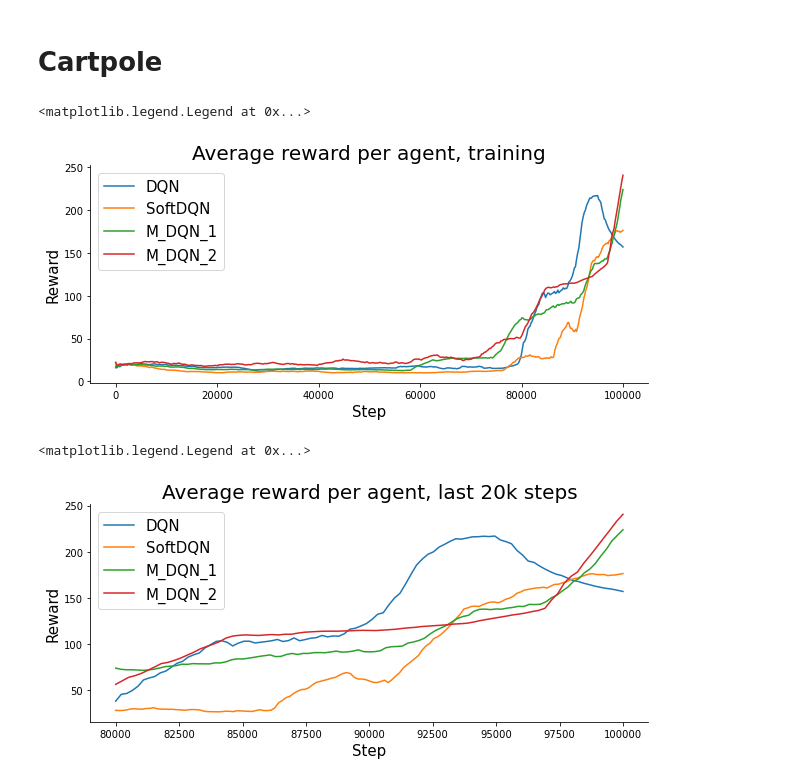
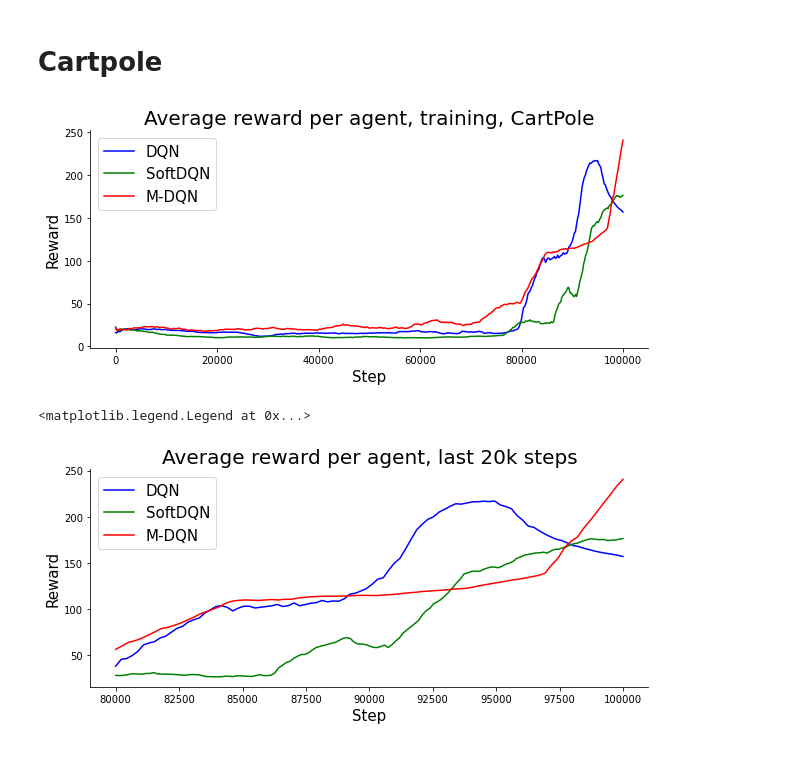
Before and after one commit to shubhamkulkarni01/cse257-paper, a Jupyter notebook: data/graphing.ipynb, the cells around one changed output. Saved outputs shown, nothing was run; the diff lists cells and outputs as text; code cells hidden in the pictures.

Commit message:
graphing

```diff
--- a/data/graphing.ipynb
+++ b/data/graphing.ipynb
@@ -3,10 +3,12 @@ import pandas as pd
 import seaborn as sns
 import matplotlib.pyplot as plt
 import numpy as np
+# %%
+palette = {'DQN': 'b', 'SoftDQN': 'g', 'M-DQN': 'r'}
 # %% [markdown]
 # Cartpole
 # %%
-prefix = 'cartpole/'
+prefix = 'CartPole-v1/'
 dqn = pd.read_csv(prefix + 'dqn.csv')['Value']
 softdqn = pd.read_csv(prefix + 'softdqn.csv')['Value']
 m_dqn_1 = pd.read_csv(prefix + 'm-dqn-1.csv')['Value']
@@ -14,24 +16,24 @@ m_dqn_2 = pd.read_csv(prefix + 'm-dqn-2.csv')['Value']
 # %%
 fig = plt.figure(figsize=(10,4))
 
 ax = fig.gca()
-sns.lineplot(x = np.linspace(0, 1e5, len(dqn)), y = dqn, label='DQN', ax = ax)
-sns.lineplot(x = np.linspace(0, 1e5, len(softdqn)), y = softdqn, label= 'SoftDQN', ax = ax)
-sns.lineplot(x = np.linspace(0, 1e5, len(m_dqn_1)), y = m_dqn_1, label= 'M_DQN_1', ax = ax)
-sns.lineplot(x = np.linspace(0, 1e5, len(m_dqn_2)), y = m_dqn_2, label= 'M_DQN_2', ax = ax)
+sns.lineplot(x = np.linspace(0, 1e5, len(dqn)), y = dqn, label='DQN', ax = ax, color=palette['DQN'])
+sns.lineplot(x = np.linspace(0, 1e5, len(softdqn)), y = softdqn, label= 'SoftDQN', ax = ax, color=palette['SoftDQN'])
+sns.lineplot(x = np.linspace(0, 1e5, len(m_dqn_2)), y = m_dqn_2, label= 'M-DQN', ax = ax, color=palette['M-DQN'])
 
 sns.despine()
 
-ax.set_title('Average reward per agent, training', fontsize=20)
+ax.set_title('Average reward per agent, training, CartPole', fontsize=20)
 ax.set_xlabel('Step', fontsize=15)
 ax.set_ylabel('Reward', fontsize=15)
 
 
 
 ax.legend(fontsize=15)
+
+plt.savefig('images/'+prefix+'train.png')
 # %% [output]
-<matplotlib.legend.Legend at 0x...>
-[figure, old version]
+[figure, new version]
 # %%
 frac = 0.2
 
@@ -40,10 +42,9 @@ part_len = lambda x: int(len(x)*frac)
 fig = plt.figure(figsize=(10,4))
 
 ax = fig.gca()
-sns.lineplot(x = np.linspace(1e5 - int(1e5*frac), 1e5, part_len(dqn)), y = dqn[-part_len(dqn):], label='DQN', ax = ax)
-sns.lineplot(x = np.linspace(1e5 - int(1e5*frac), 1e5, part_len(softdqn)), y = softdqn[-part_len(softdqn):], label= 'SoftDQN', ax = ax)
-sns.lineplot(x = np.linspace(1e5 - int(1e5*frac), 1e5, part_len(m_dqn_1)), y = m_dqn_1[-part_len(m_dqn_1):], label= 'M_DQN_1', ax = ax)
-sns.lineplot(x = np.linspace(1e5 - int(1e5*frac), 1e5, part_len(m_dqn_2)), y = m_dqn_2[-part_len(m_dqn_2):], label= 'M_DQN_2', ax = ax)
+sns.lineplot(x = np.linspace(1e5 - int(1e5*frac), 1e5, part_len(dqn)), y = dqn[-part_len(dqn):], label='DQN', ax = ax, color=palette['DQN'])
+sns.lineplot(x = np.linspace(1e5 - int(1e5*frac), 1e5, part_len(softdqn)), y = softdqn[-part_len(softdqn):], label= 'SoftDQN', ax = ax, color=palette['SoftDQN'])
+sns.lineplot(x = np.linspace(1e5 - int(1e5*frac), 1e5, part_len(m_dqn_2)), y = m_dqn_2[-part_len(m_dqn_2):], label= 'M-DQN', ax = ax, color=palette['M-DQN'])
 
 sns.despine()
 
@@ -55,4 +56,4 @@ ax.set_ylabel('Reward', fontsize=15)
 ax.legend(fontsize=15)
 # %% [output]
 <matplotlib.legend.Legend at 0x...>
-[figure, old version]
+[figure, new version]
```
Also changed, not shown: parts of 21 cells of this notebook, 6 other files.
